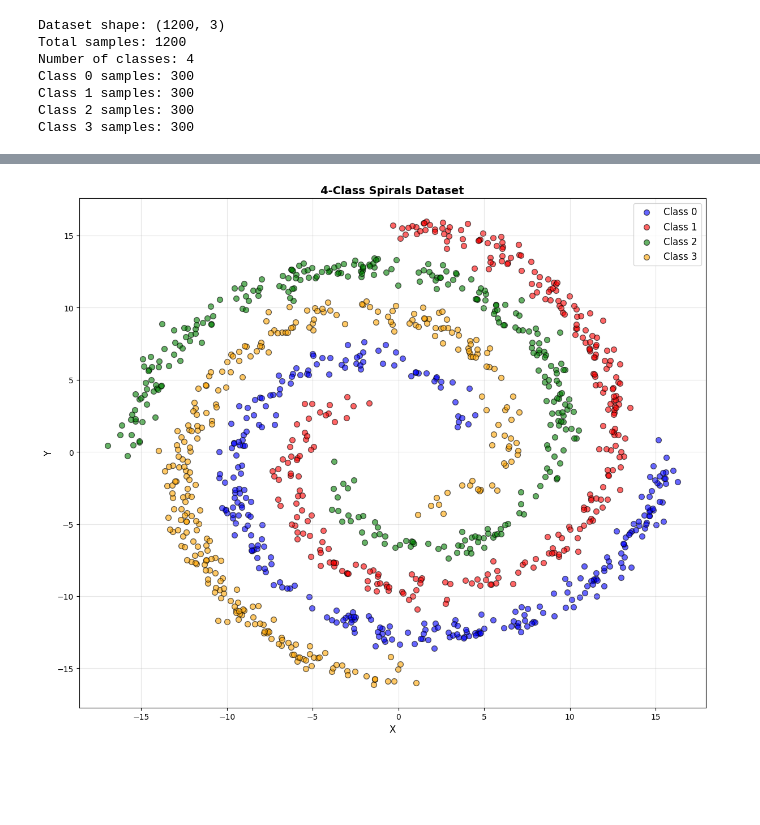
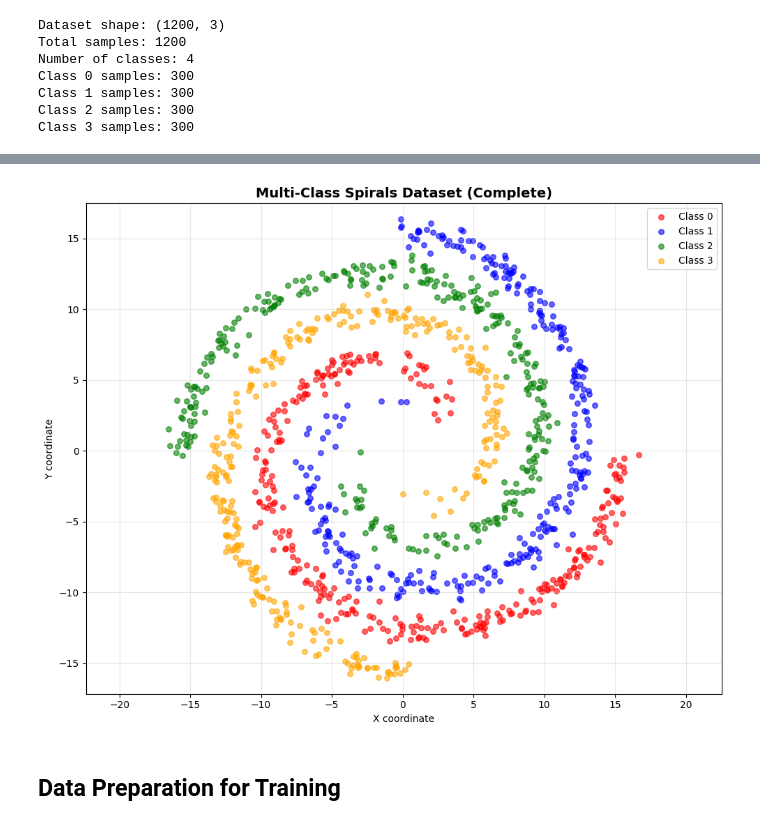
Before and after one commit to em1ttal/TFG, a Jupyter notebook: Codes/notebooks/final_notebook.ipynb, the cells around one changed output, grey strips where cells are left out. Saved outputs shown, nothing was run; the diff lists cells and outputs as text; code cells hidden in the pictures; blank space fills up the shorter version.

```diff
--- a/Codes/notebooks/final_notebook.ipynb
+++ b/Codes/notebooks/final_notebook.ipynb
@@ -22,6 +85,6 @@ from tqdm import tqdm
 # %%
-# Set random seed for reproducibility
-np.random.seed(42)
+# Set random seed for reproducibility, always 42!!
+rng = np.random.default_rng(42)
 torch.manual_seed(42)
 
 # Generate multi-class spirals dataset
@@ -32,7 +95,7 @@ all_data = []
 
 for class_idx in range(num_classes):
     # Generate theta values
-    theta = np.sqrt(np.random.rand(N)) * 2 * pi
+    theta = np.sqrt(rng.random(N)) * 2 * pi
 
     # Calculate the angle offset for this spiral
     angle_offset = (2 * pi * class_idx) / num_classes
@@ -47,8 +110,8 @@ for class_idx in range(num_classes):
     # Stack coordinates
     data = np.array([x, y]).T
 
-    # Add noise
-    data = data + np.random.randn(N, 2) * 0.5
+    # Add noise using modern generator API
+    data = data + rng.standard_normal((N, 2)) * 0.5
 
     # Add labels
     labeled_data = np.append(data, np.full((N, 1), class_idx), axis=1)
@@ -56,10 +119,7 @@ for class_idx in range(num_classes):
 
 # Combine all classes
 res = np.vstack(all_data)
-np.random.shuffle(res)
-
-# Save to CSV
-np.savetxt("spirals_dataset.csv", res, delimiter=",", header="x,y,label", comments="", fmt='%.5f')
+rng.shuffle(res)  # Use generator's shuffle method
 
 print(f"Dataset shape: {res.shape}")
 print(f"Total samples: {len(res)}")
@@ -79,25 +144,23 @@ Class 3 samples: 300
 # %%
-# Visualize the spirals with different colors for each class
-plt.figure(figsize=(12, 10))
-
-# Define colors for each class
-colors = ['blue', 'red', 'green', 'orange', 'purple', 'cyan', 'magenta', 'yellow']
+# Visualize the complete dataset
+plt.figure(figsize=(10, 8))
+colors = ['red', 'blue', 'green', 'orange']
 
 for class_idx in range(num_classes):
     class_data = res[res[:, 2] == class_idx]
     plt.scatter(class_data[:, 0], class_data[:, 1],
-                c=colors[class_idx % len(colors)],
-                label=f'Class {class_idx}',
-                alpha=0.6,
-                edgecolors='k',
-                s=50)
+                c=colors[class_idx], label=f'Class {class_idx}',
+                alpha=0.6, s=30)
 
-plt.xlabel('X', fontsize=12)
-plt.ylabel('Y', fontsize=12)
-plt.title(f'{num_classes}-Class Spirals Dataset', fontsize=14, fontweight='bold')
-plt.legend(fontsize=12)
+plt.title('Multi-Class Spirals Dataset (Complete)', fontsize=14, fontweight='bold')
+plt.xlabel('X coordinate')
+plt.ylabel('Y coordinate')
+plt.legend()
 plt.grid(True, alpha=0.3)
+plt.axis('equal')
 plt.tight_layout()
 plt.show()
 # %% [output]
-[figure, old version]
+[figure, new version]
+# %% [markdown]
+## Data Preparation for Training
```
Also changed, not shown: parts of 34 cells of this notebook, 4 other files.
